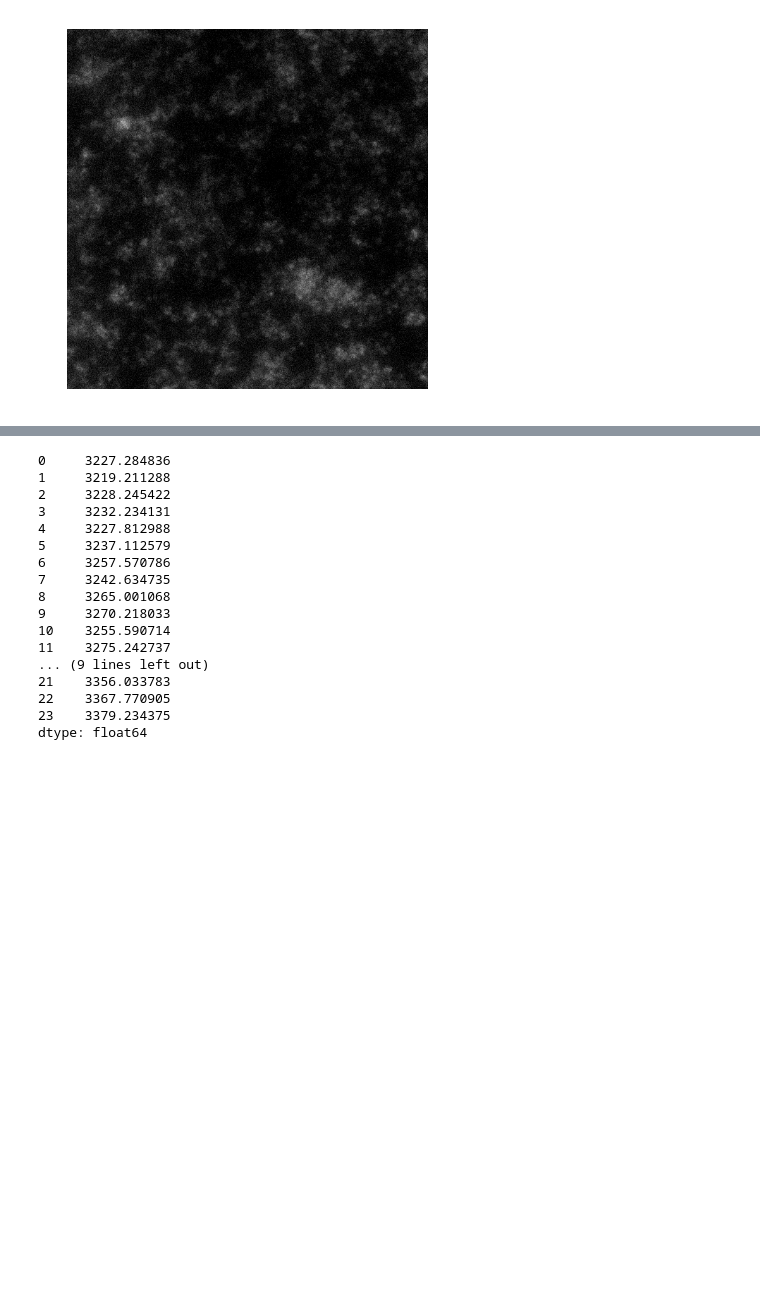
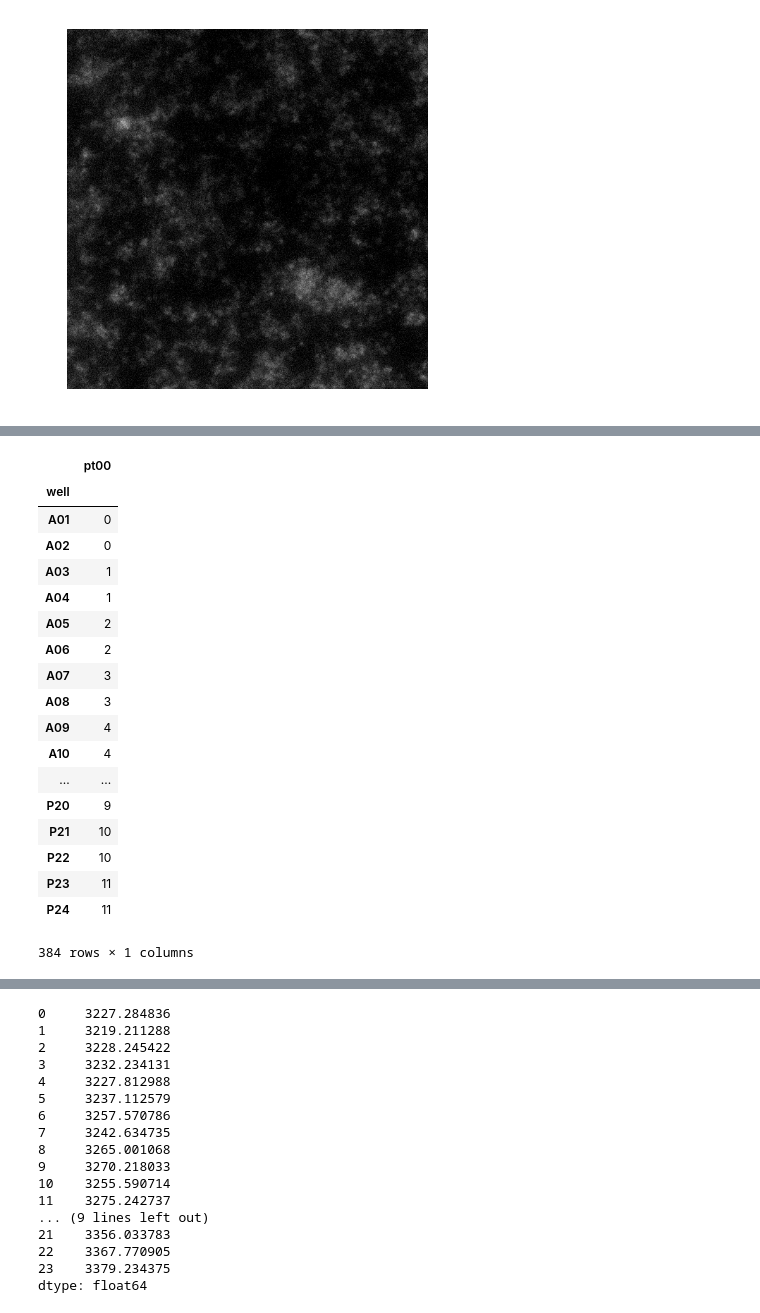
Before and after one commit to rraadd88/htsimaging, a Jupyter notebook: htsimaging/test_ana1_nd2kins.ipynb, the cells around one changed output, grey strips where cells are left out. Drawn from its saved outputs; the diff is of its cells as text; code cells hidden in the pictures; blank space fills up the shorter version.

```diff
--- a/htsimaging/test_ana1_nd2kins.ipynb
+++ b/htsimaging/test_ana1_nd2kins.ipynb
@@ -160,0 +199,25 @@ for well in wells:
+# %%
+info_pt00s
+# wells
+# info_pt00s=pd.DataFrame({'well' : wells, \
+#                         'pt00': pt00s_all})
+# %% [output]
+|  | pt00 |
+| well |  |
+| A01 | 0 |
+| A02 | 0 |
+| A03 | 1 |
+| A04 | 1 |
+| A05 | 2 |
+| A06 | 2 |
+| A07 | 3 |
+| A08 | 3 |
+| A09 | 4 |
+| A10 | 4 |
+| ... | ... |
+| P20 | 9 |
+| P21 | 10 |
+| P22 | 10 |
+| P23 | 11 |
+| P24 | 11 |
+384 rows × 1 columns
```
Also changed, not shown: parts of 9 cells of this notebook, 1 other file.
